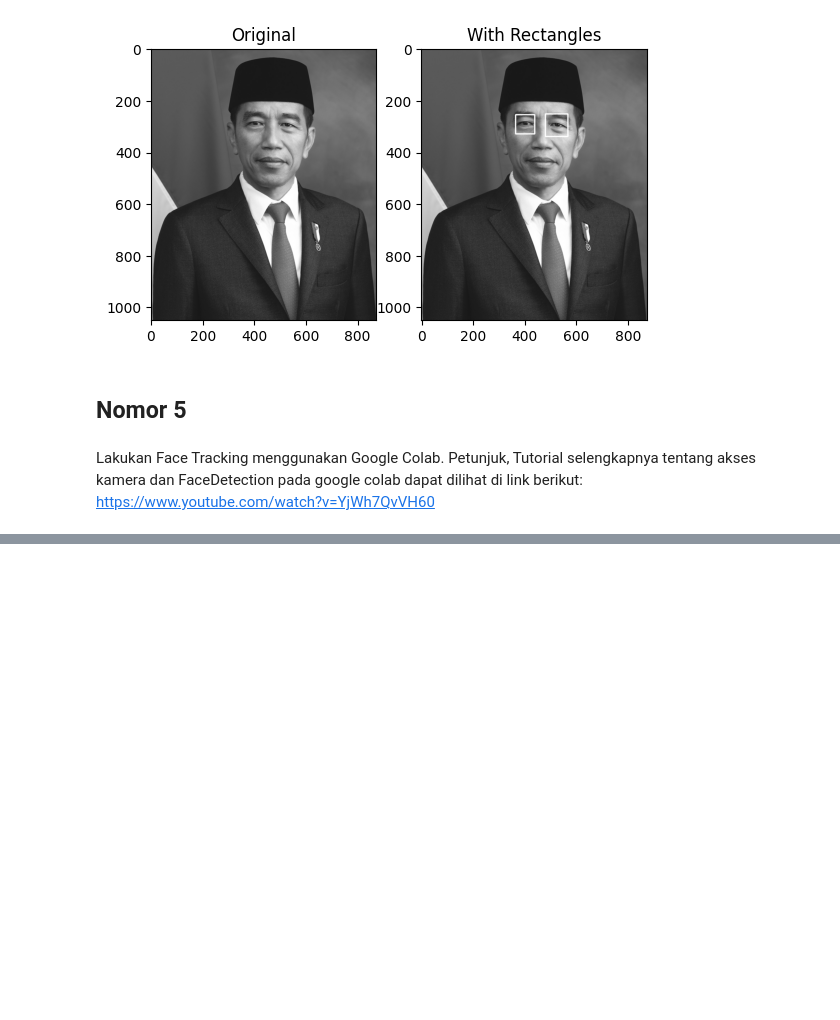
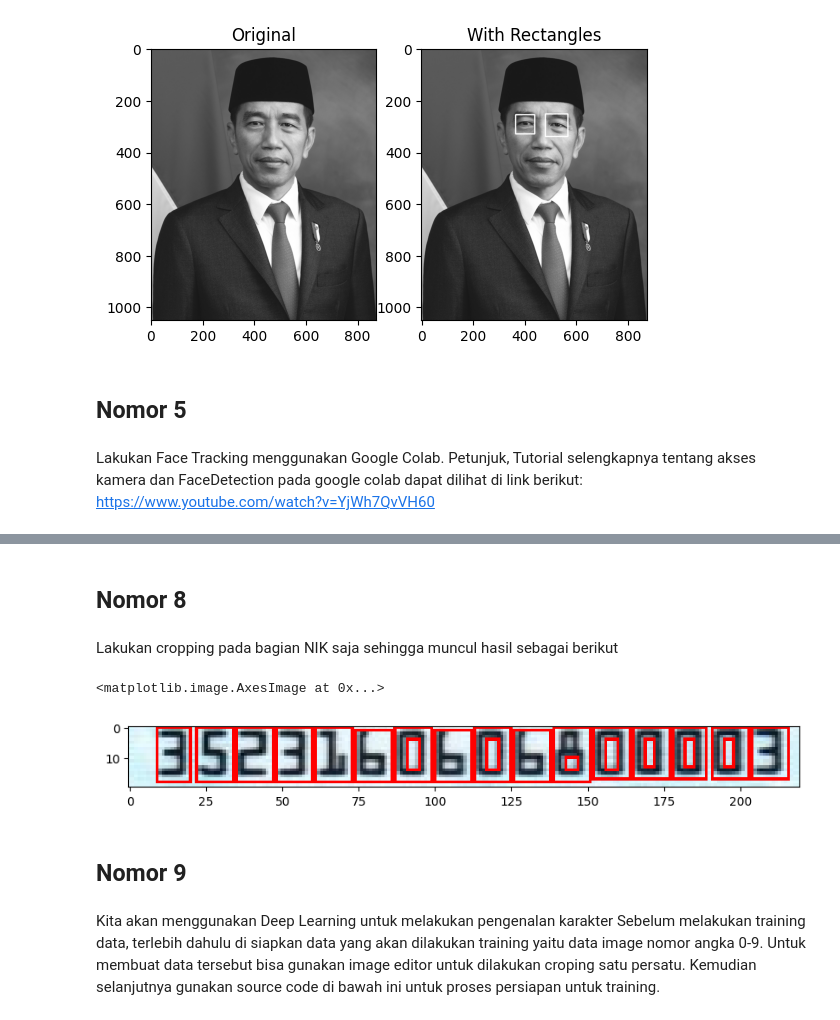
Before and after one commit to Ziedny28/PCVK-Ganjil-2023, a Jupyter notebook: week-12/week12.ipynb, the cells around one changed output, grey strips where cells are left out. Saved outputs shown, nothing was run; the diff lists cells and outputs as text; code cells hidden in the pictures; blank space fills up the shorter version.

```diff
--- a/week-12/week12.ipynb
+++ b/week-12/week12.ipynb
@@ -96,0 +286,42 @@ berikut: https://www.youtube.com/watch?v=YjWh7QvVH60
+# %% [markdown]
+## Nomor 8
+# %% [markdown]
+Lakukan cropping pada bagian NIK saja sehingga muncul hasil sebagai berikut
+# %%
+
+# Load the input image
+ktp = cv.imread('/content/drive/MyDrive/pcvk-resources/KTP_More/ktp4.png')
+
+blurred = cv.GaussianBlur(ktp, (5, 5), 0.5)
+
+gray = cv.cvtColor(blurred, cv.COLOR_BGR2GRAY)
+ret, bw = cv.threshold(gray.copy(), 0, 255, cv.THRESH_BINARY + cv.THRESH_OTSU)
+
+erode = cv.erode(bw.copy(), cv.getStructuringElement(cv.MORPH_OPEN, (1, 1)))
+
+# Ekstraksi kontur
+contours, hierarchy = cv.findContours(erode.copy(), cv.RETR_TREE, cv.CHAIN_APPROX_NONE)
+# Looping contours untuk mendapatkan kontur yang sesuai
+for cnt in contours:
+    x, y, w, h = cv.boundingRect(cnt)
+    ras = format(w / h, '.2f')
+    if h >= 4 and w >= 1 and float(ras) <= 1:
+      cv.rectangle(ktp, (x, y), (x + w, y + h), (0, 0, 255), thickness=1)
+    elif h >= 2 and w >= 1 and float(ras) <= 1:
+      cv.rectangle(ktp, (x, y), (x + w, y + h), (0, 0, 255), thickness=1)
+
+cropped_img = ktp[50:70, 110:330]
+
+plt.figure(figsize=(10,5))
+plt.imshow(cv.cvtColor(cropped_img, cv.COLOR_BGR2RGB))
+# %% [output]
+<matplotlib.image.AxesImage at 0x...>
+[figure, added]
+# %% [markdown]
+## Nomor 9
+# %% [markdown]
+Kita akan menggunakan Deep Learning untuk melakukan pengenalan karakter
+Sebelum melakukan training data, terlebih dahulu di siapkan data yang akan dilakukan
+training yaitu data image nomor angka 0-9. Untuk membuat data tersebut bisa
+gunakan image editor untuk dilakukan croping satu persatu. Kemudian selanjutnya
+gunakan source code di bawah ini untuk proses persiapan untuk training.
```
Also changed, not shown: parts of 19 cells of this notebook.
